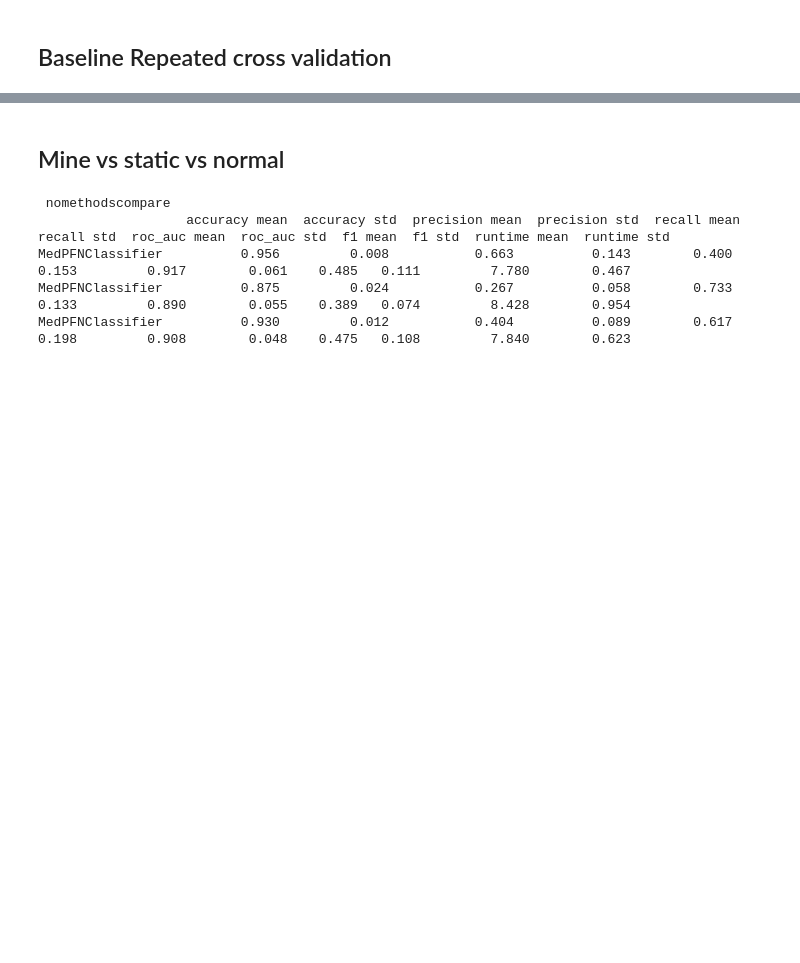
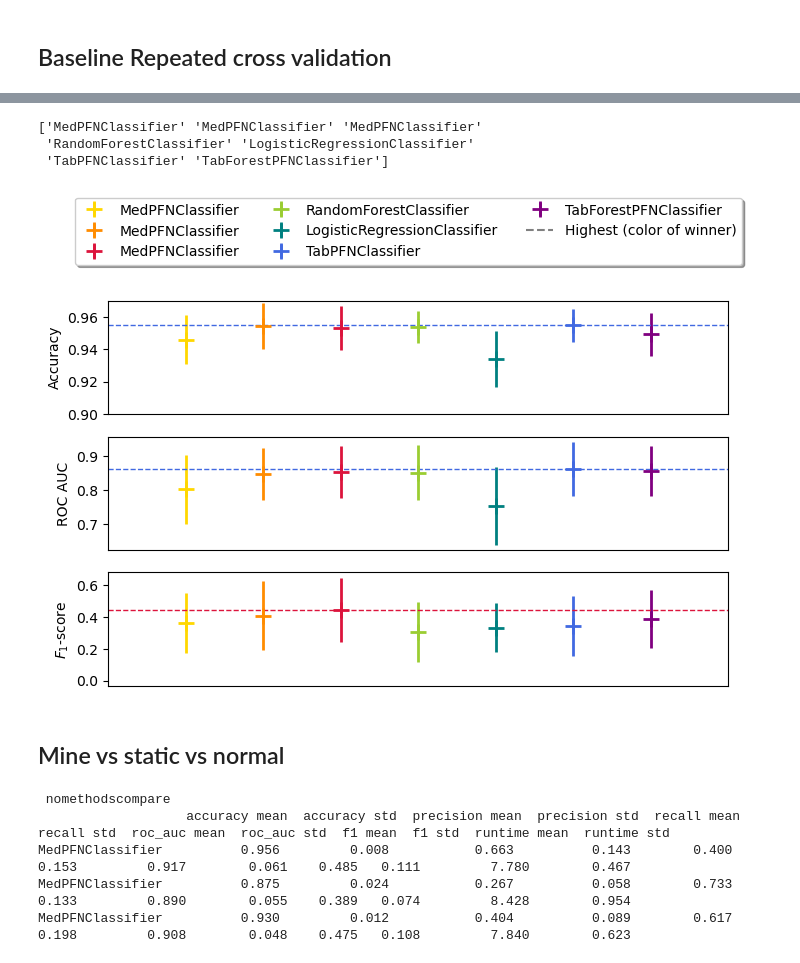
Before and after one commit to LenMetz/TabPFN-medical, a Jupyter notebook: microbiome.ipynb, the cells around one changed output, grey strips where cells are left out. Drawn from its saved outputs; the diff is of its cells as text; code cells hidden in the pictures; blank space fills up the shorter version.

```diff
--- a/microbiome.ipynb
+++ b/microbiome.ipynb
@@ -253,3 +243,50 @@ TabPFNClassifier                      0.955         0.010           0.665
+# %%
+save_path = f'results/repeated_cv/baseline_cv10_mxsamp1024_sd42_ovrw1.csv'
+data = pd.read_csv(save_path)
+fig, axs = plt.subplots(3, 1, figsize=(8, 5), dpi=100, sharex=True)
+print()
+# Plot error bar plots in each subplot
+models = data.iloc[:,0].values
+colors = ["gold", "darkorange", "crimson", "yellowgreen", "teal", "royalblue", "purple"]
+print(models)
+x = np.arange(len(data.iloc[:,1].values))
+for i in range(7):
+    axs[0].set_xticks([])
+    axs[0].set_xlim(-1,7)
+    axs[0].errorbar(x[i], data.iloc[i,1], yerr=data.iloc[i,2], fmt='+', mew=2, lw=2, markersize=12, capsize=0, color=colors[i], label=models[i])
+    axs[0].set_ylabel("Accuracy")
+
+    axs[1].errorbar(x[i], data.iloc[i,7], yerr=data.iloc[i,8], fmt='+', mew=2, lw=2, markersize=12, capsize=0, color=colors[i])
+    axs[1].set_ylabel("ROC AUC")
+    #axs[1].legend()
+
+    axs[2].errorbar(x[i], data.iloc[i,9], yerr=data.iloc[i,10], fmt='+', mew=2, lw=2, markersize=12, capsize=0, color=colors[i])
+    axs[2].set_ylabel(r"$F_1$-score")
+    #axs[2].legend()
+
+    #axs[3].errorbar(x[i], data.iloc[i,7], yerr=data.iloc[i,8], fmt='+', mew=2, lw=2, markersize=12, capsize=0, color=colors[i])
+    #axs[3].set_ylabel("")
+    #axs[3].legend()
+
+    # Set common x-axis label
+    #axs[3].set_xlabel("X-axis")
+
+inds = [1,7,9]
+for j in range(3):
+    axs[j].hlines(np.max(data.iloc[:,inds[j]].values),-1,7, lw=1, colors=colors[np.argmax(data.iloc[:,1+2*j].values)], linestyles="dashed")
+    #axs[j].grid()
+axs[j].hlines(0,0,0,linestyles="dashed", colors=["gray"], label="Highest (color of winner)")
+axs[0].set_ylim(0.9,0.97)
+fig.legend(loc='upper center', bbox_to_anchor=(0.5, 1.1),
+          ncol=3, fancybox=True, shadow=True)
+# Adjust layout to prevent overlap
+#plt.tight_layout()
+plt.show()
+# %% [output]
+['MedPFNClassifier' 'MedPFNClassifier' 'MedPFNClassifier'
+ 'RandomForestClassifier' 'LogisticRegressionClassifier'
+ 'TabPFNClassifier' 'TabForestPFNClassifier']
+[figure, added]
 # %% [markdown]
 ## Mine vs static vs normal
 # %%
```
Also changed, not shown: parts of 6 cells of this notebook, 10 other files.
